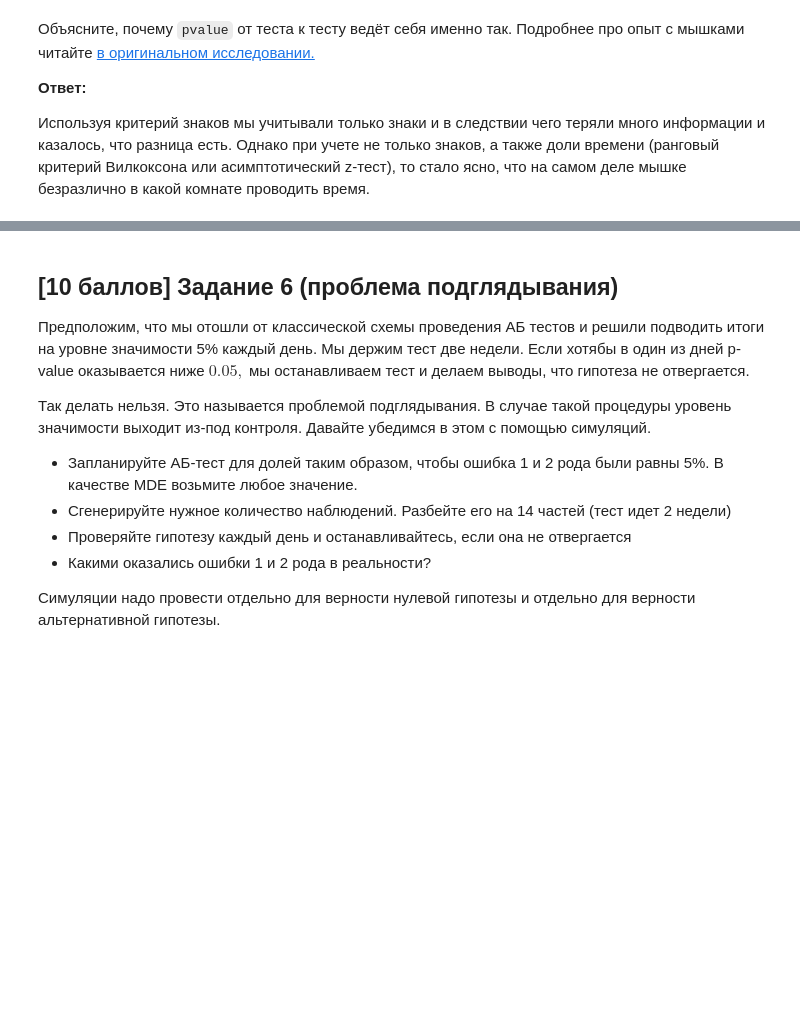
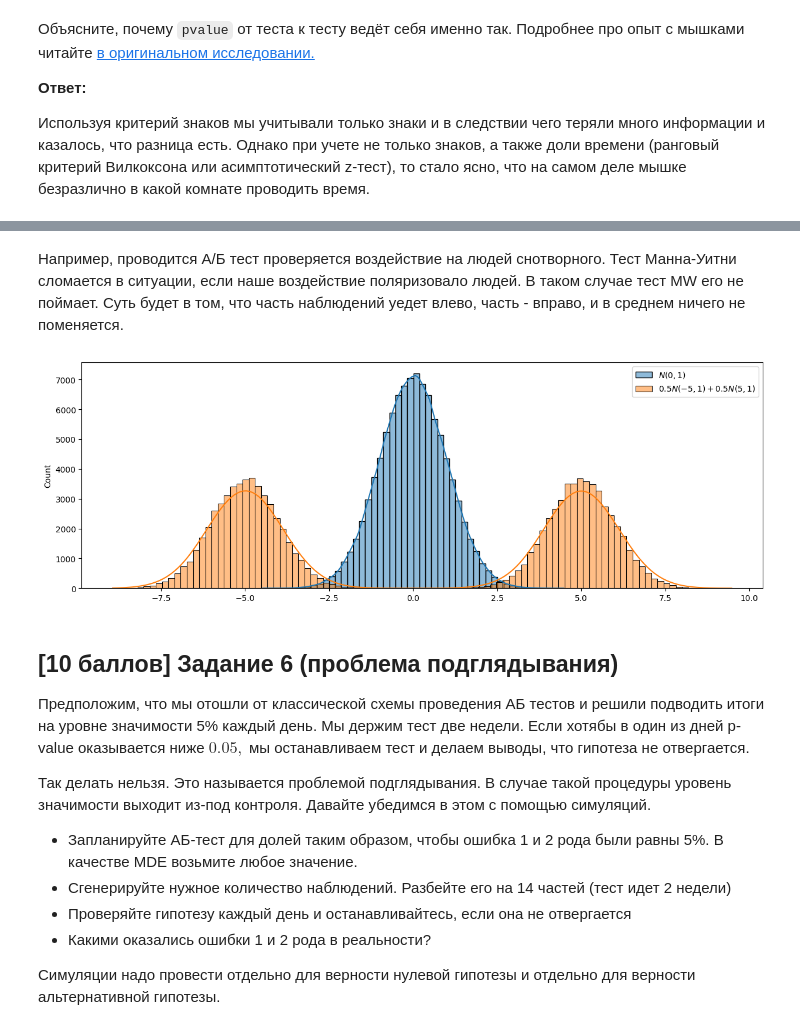
Before and after one commit to Kulikov17/MLDS_math_2022, a Jupyter notebook: hw_matstat/hw-02-kulikov-dmitry.ipynb, the cells around one changed output, grey strips where cells are left out. Drawn from its saved outputs; the diff is of its cells as text; code cells hidden in the pictures; blank space fills up the shorter version.

```diff
--- a/hw_matstat/hw-02-kulikov-dmitry.ipynb
+++ b/hw_matstat/hw-02-kulikov-dmitry.ipynb
@@ -464,11 +464,30 @@ __Hint:__ Главная предпосылка теста заключаетс
 <center>
 <img src='https://raw.githubusercontent.com/hse-econ-data-science/andan_2023/main/sem12_more_ab/mw.png' align='center' width="300x">
 </center>
+# %% [markdown]
+Например, проводится А/Б тест проверяется воздействие на людей снотворного. Тест Манна-Уитни сломается в ситуации, если наше воздействие поляризовало людей. В таком случае тест MW его не поймает.
+Суть будет в том, что часть наблюдений уедет влево, часть - вправо, и в среднем ничего не поменяется.
 # %%
 ### ╰( ͡° ͜ʖ ͡° )つ▬▬ι═══════  bzzzzzzzzzz
-# will the code be with you
 
-# your code here
+np.random.seed(seed=42)
+
+# генерируем нормальное стандартное распределение
+x_norm = sts.norm.rvs(size = 10**5, loc=0, scale=1, random_state=42)
+
+# генерируем бимодальное распределение
+sample1 = sts.norm.rvs(size=10**5, loc=-5, scale=1, random_state=42)
+sample2 = sts.norm.rvs(size=10**5, loc=5, scale=1, random_state=42)
+x_bimodal = np.random.choice(np.concatenate([sample1, sample2]),
+                             size=10**5)
+# %%
+fig, ax = plt.subplots(figsize = (15, 5))
+sns.histplot(x_norm, bins=50, label="$N(0, 1)$", kde=True)
+sns.histplot(x_bimodal, bins=100, label="$0.5N(-5, 1) + 0.5N(5, 1)$",  kde=True)
+plt.legend()
+plt.show()
+# %% [output]
+[figure, added]
 # %% [markdown]
 ## [10 баллов] Задание 6 (проблема подглядывания)
 
```
